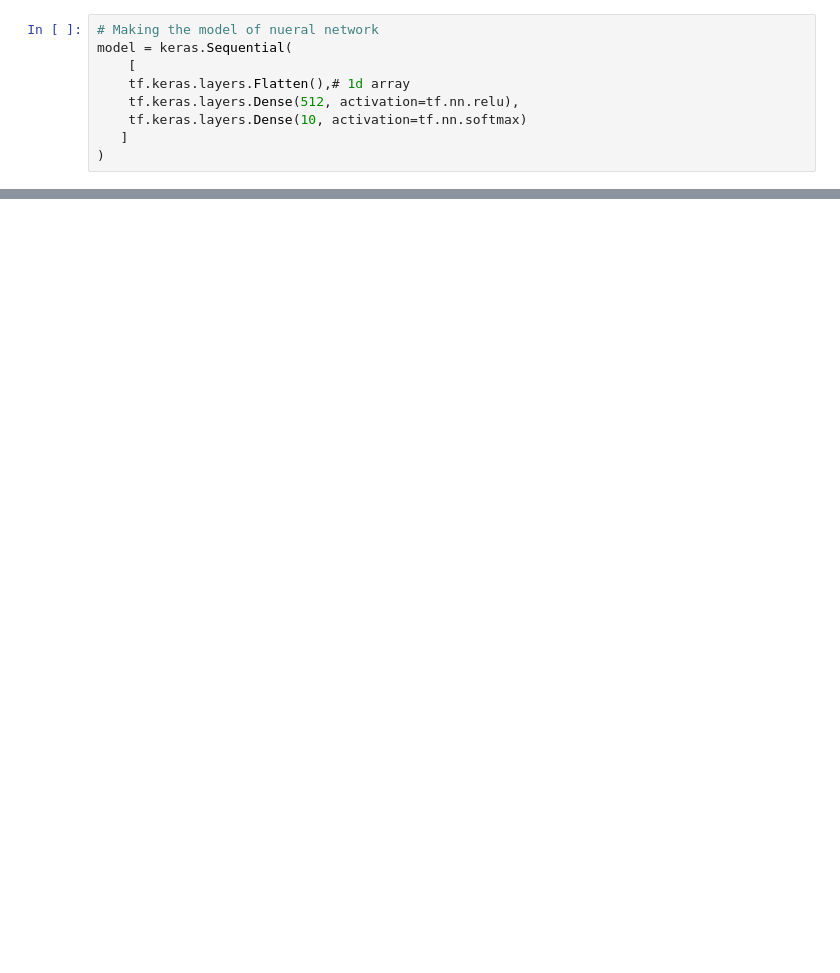
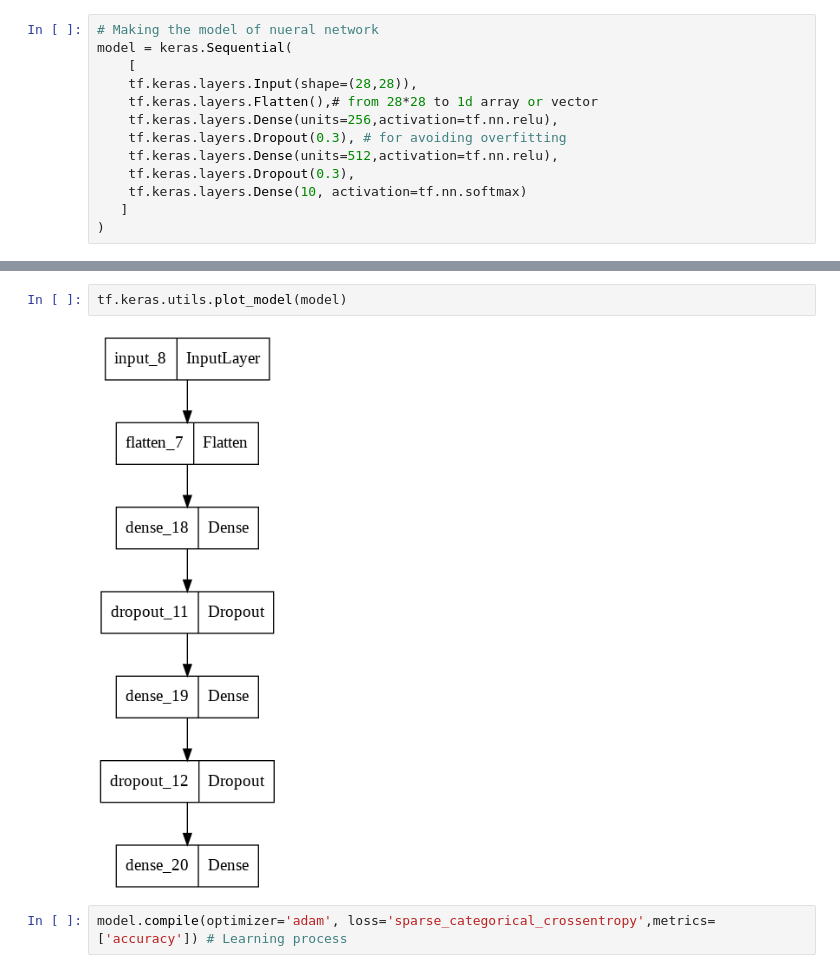
Before and after one commit to Aya-Jafar/Python, a Jupyter notebook: fashion_predection_tf.ipynb, the cells around one changed output, grey strips where cells are left out. Cells and saved outputs as stored; diff of their text form; blank space fills up the shorter version.

```diff
--- a/fashion_predection_tf.ipynb
+++ b/fashion_predection_tf.ipynb
@@ -26,8 +96,12 @@ Downloading data from https://storage.googleapis.com/tensorflow/tf-keras-dataset
 # Making the model of nueral network
 model = keras.Sequential(
     [
-    tf.keras.layers.Flatten(),# 1d array
-    tf.keras.layers.Dense(512, activation=tf.nn.relu),
+    tf.keras.layers.Input(shape=(28,28)),
+    tf.keras.layers.Flatten(),# from 28*28 to 1d array or vector
+    tf.keras.layers.Dense(units=256,activation=tf.nn.relu),
+    tf.keras.layers.Dropout(0.3), # for avoiding overfitting
+    tf.keras.layers.Dense(units=512,activation=tf.nn.relu),
+    tf.keras.layers.Dropout(0.3),
     tf.keras.layers.Dense(10, activation=tf.nn.softmax)
    ]
 )
@@ -51,0 +128,6 @@ Epoch 3/5
+# %%
+tf.keras.utils.plot_model(model)
+# %% [output]
+[figure, added]
+# %%
+model.compile(optimizer='adam', loss='sparse_categorical_crossentropy',metrics=['accuracy']) # Learning process
```
Also changed, not shown: parts of 37 cells of this notebook.
